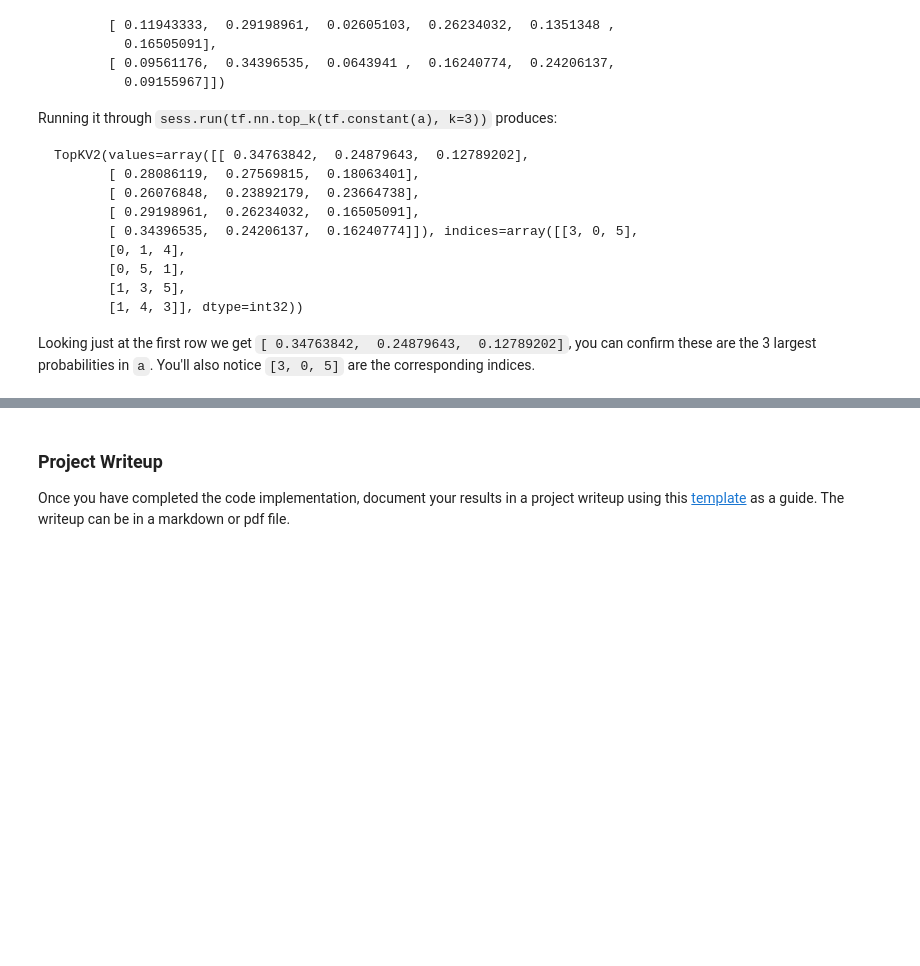
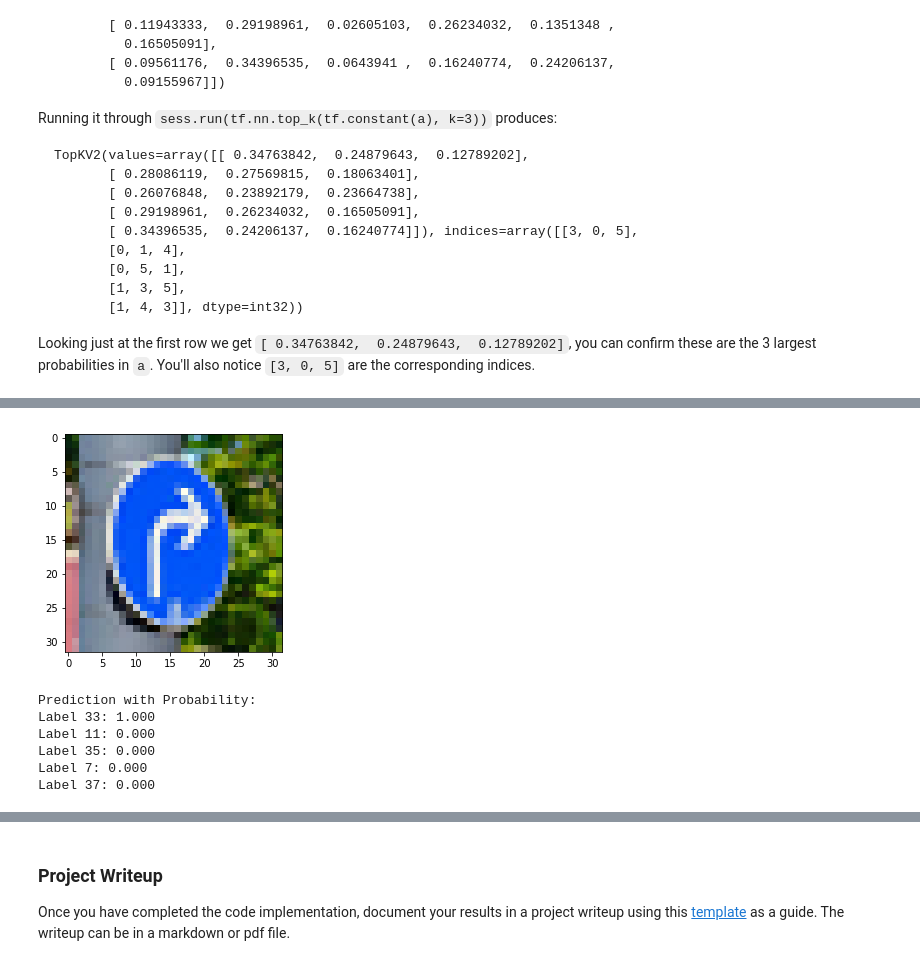
Before and after one commit to Dios-Malone/CarND-Traffic-Sign-Classifier-Project, a Jupyter notebook: Traffic_Sign_Classifier.ipynb, the cells around one changed output, grey strips where cells are left out. Drawn from its saved outputs; the diff is of its cells as text; code cells hidden in the pictures; blank space fills up the shorter version.

```diff
--- a/Traffic_Sign_Classifier.ipynb
+++ b/Traffic_Sign_Classifier.ipynb
@@ -611,0 +675,15 @@ Looking just at the first row we get `[ 0.34763842,  0.24879643,  0.12789202]`,
+# %%
+img_index = 3
+plt.imshow(new_imgs[img_index])
+plt.show()
+print("Prediction with Probability:")
+for i in range(k_value):
+    print("Label {}: {:.3f}".format(output[1][img_index][i], output[0][img_index][i]))
+# %% [output]
+[figure, added]
+Prediction with Probability:
+Label 33: 1.000
+Label 11: 0.000
+Label 35: 0.000
+Label 7: 0.000
+Label 37: 0.000
```
Also changed, not shown: parts of 11 cells of this notebook.
